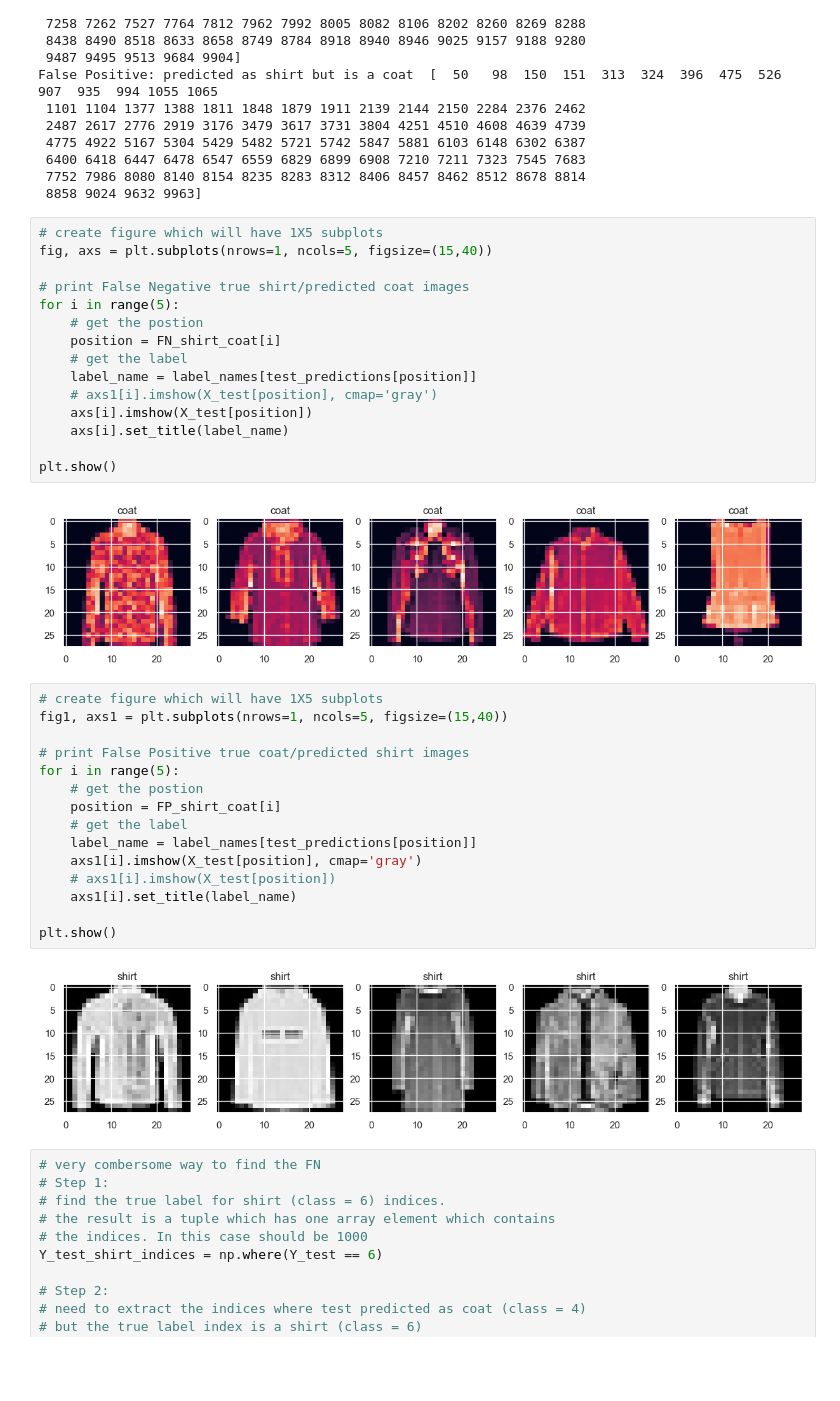
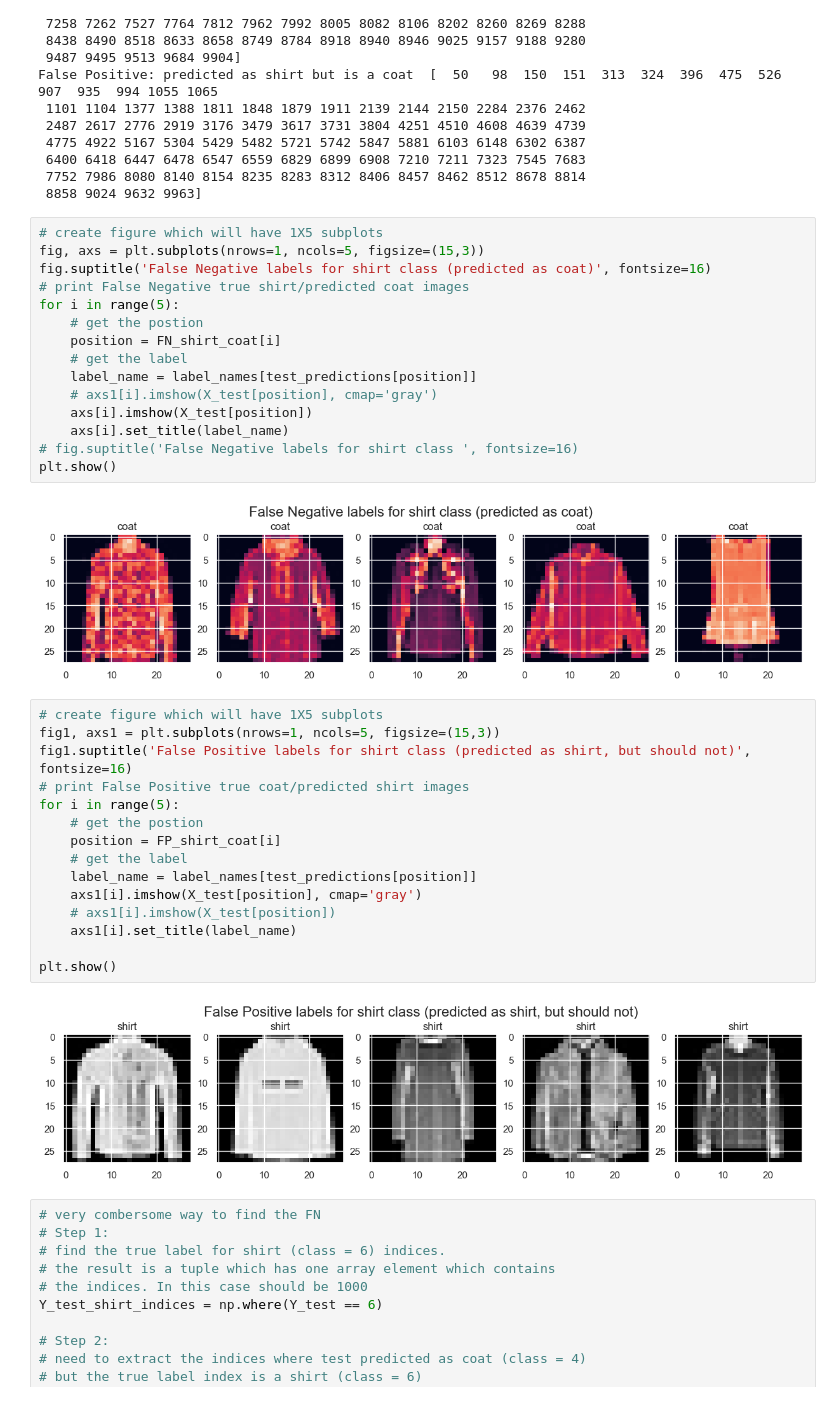
Before and after one commit to jinglange/w207_Homework, a Jupyter notebook: 05 Multiclass Classification.ipynb, the cells around one changed output. Drawn from its saved outputs; the diff is of its cells as text; blank space fills up the shorter version.

```diff
--- a/05 Multiclass Classification.ipynb
+++ b/05 Multiclass Classification.ipynb
@@ -266,25 +266,25 @@ False Positive: predicted as shirt but is a coat  [  50   98  150  151  313  324
  8858 9024 9632 9963]
 # %%
 # create figure which will have 1X5 subplots
-fig, axs = plt.subplots(nrows=1, ncols=5, figsize=(15,40))
-
+fig, axs = plt.subplots(nrows=1, ncols=5, figsize=(15,3))
+fig.suptitle('False Negative labels for shirt class (predicted as coat)', fontsize=16)
 # print False Negative true shirt/predicted coat images
 for i in range(5):
     # get the postion
     position = FN_shirt_coat[i]
     # get the label
     label_name = label_names[test_predictions[position]]
     # axs1[i].imshow(X_test[position], cmap='gray')
     axs[i].imshow(X_test[position])
     axs[i].set_title(label_name)
-
+# fig.suptitle('False Negative labels for shirt class ', fontsize=16)
 plt.show()
 # %% [output]
-[figure, old version]
+[figure, new version]
 # %%
 # create figure which will have 1X5 subplots
-fig1, axs1 = plt.subplots(nrows=1, ncols=5, figsize=(15,40))
-
+fig1, axs1 = plt.subplots(nrows=1, ncols=5, figsize=(15,3))
+fig1.suptitle('False Positive labels for shirt class (predicted as shirt, but should not)', fontsize=16)
 # print False Positive true coat/predicted shirt images
 for i in range(5):
     # get the postion
@@ -297,7 +297,7 @@ for i in range(5):
 
 plt.show()
 # %% [output]
-[figure, old version]
+[figure, new version]
 # %%
 # very combersome way to find the FN
 # Step 1:
```
Also changed, not shown: parts of 3 cells of this notebook.
